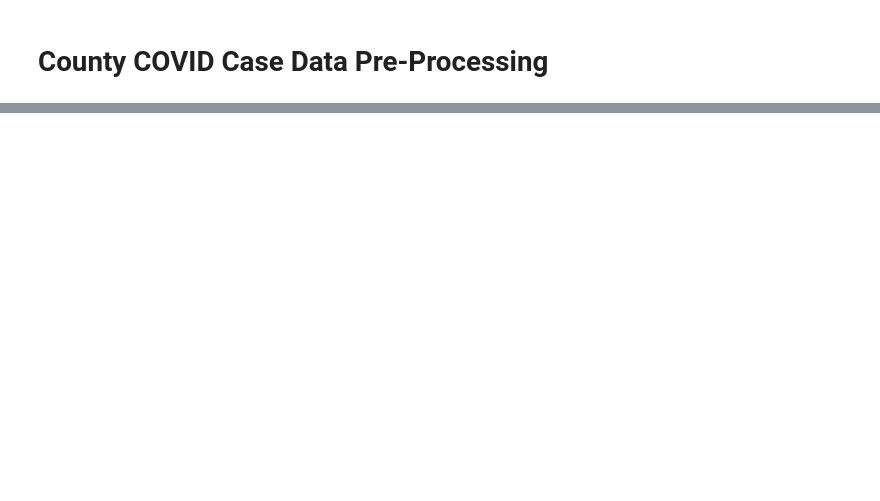
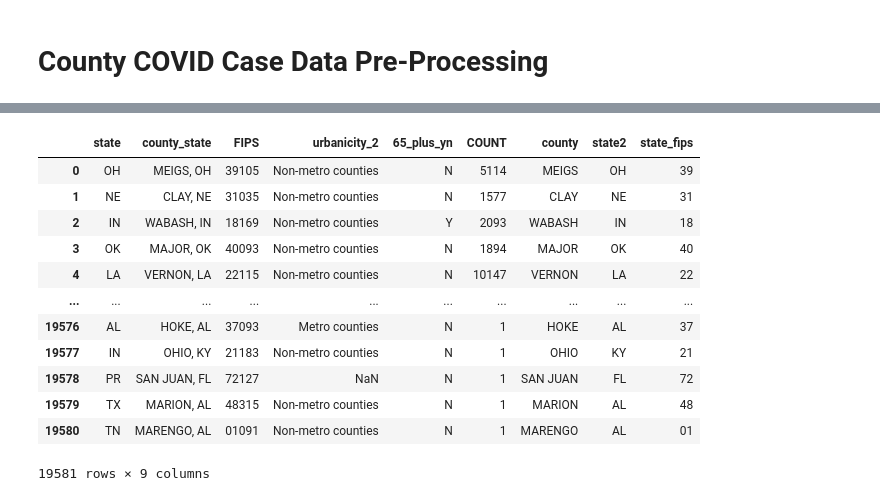
Before and after one commit to meeyoungPH/covid-deep-dive, a Jupyter notebook: static/data/mp/covid_svi_etl.ipynb, the cells around one changed output, grey strips where cells are left out. Saved outputs shown, nothing was run; the diff lists cells and outputs as text; code cells hidden in the pictures; blank space fills up the shorter version.

```diff
--- a/static/data/mp/covid_svi_etl.ipynb
+++ b/static/data/mp/covid_svi_etl.ipynb
@@ -118,0 +120,4 @@ KeyboardInterrupt:
+# %%
+# read in county case data
+county_df = pd.read_csv('covid_county.csv', dtype={'county_fips_code': str})
+county_df.tail()
@@ -118,0 +131,4 @@ KeyboardInterrupt:
+# %%
+# rename FIPS column
+county_df = county_df.rename(columns={'county_fips_code': 'FIPS'})
+county_df
@@ -118,0 +149,4 @@ KeyboardInterrupt:
+# %%
+# split county_state column
+county_df[['county','state2']] = county_df['county_state'].str.split(',', expand=True)
+county_df
@@ -118,0 +167,17 @@ KeyboardInterrupt:
+# %%
+county_df['state_fips'] = county_df['FIPS'].copy().str[:2]
+county_df
+# %% [output]
+|  | state | county_state | FIPS | urbanicity_2 | 65_plus_yn | COUNT | county | state2 | state_fips |
+| 0 | OH | MEIGS, OH | 39105 | Non-metro counties | N | 5114 | MEIGS | OH | 39 |
+| 1 | NE | CLAY, NE | 31035 | Non-metro counties | N | 1577 | CLAY | NE | 31 |
+| 2 | IN | WABASH, IN | 18169 | Non-metro counties | Y | 2093 | WABASH | IN | 18 |
+| 3 | OK | MAJOR, OK | 40093 | Non-metro counties | N | 1894 | MAJOR | OK | 40 |
+| 4 | LA | VERNON, LA | 22115 | Non-metro counties | N | 10147 | VERNON | LA | 22 |
+| ... | ... | ... | ... | ... | ... | ... | ... | ... | ... |
+| 19576 | AL | HOKE, AL | 37093 | Metro counties | N | 1 | HOKE | AL | 37 |
+| 19577 | IN | OHIO, KY | 21183 | Non-metro counties | N | 1 | OHIO | KY | 21 |
+| 19578 | PR | SAN JUAN, FL | 72127 | NaN | N | 1 | SAN JUAN | FL | 72 |
+| 19579 | TX | MARION, AL | 48315 | Non-metro counties | N | 1 | MARION | AL | 48 |
+| 19580 | TN | MARENGO, AL | 01091 | Non-metro counties | N | 1 | MARENGO | AL | 01 |
+19581 rows × 9 columns
```
Also changed, not shown: parts of 9 cells of this notebook, 4 other files.
